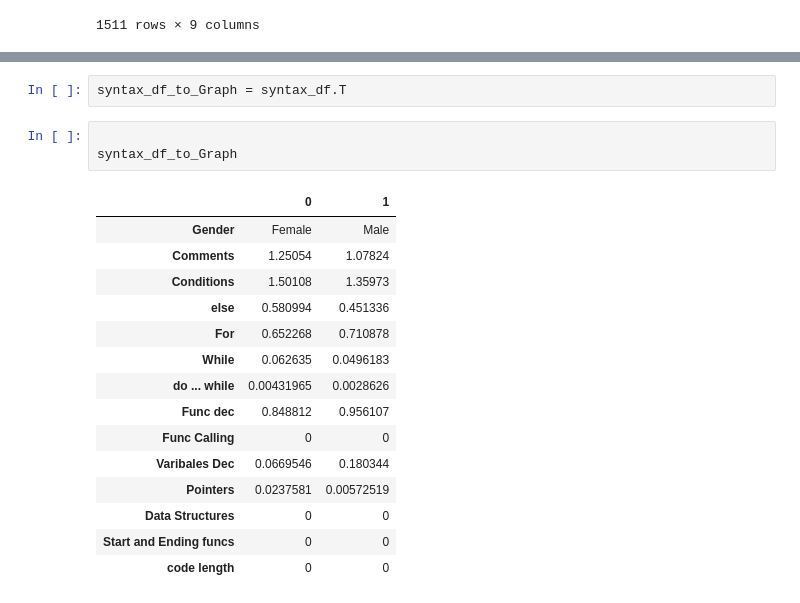
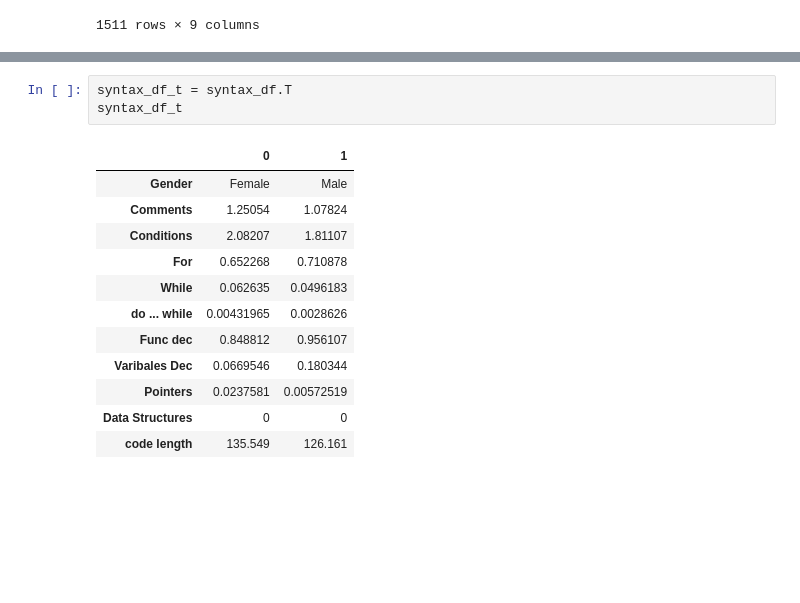
Before and after one commit to noambassat/Male-programmers-from-Mars-and-female-engineers-from-Venus, a Jupyter notebook: Syntaxes.ipynb, the cells around one changed output, grey strips where cells are left out. Drawn from its saved outputs; the diff is of its cells as text; blank space fills up the shorter version.

```diff
--- a/Syntaxes.ipynb
+++ b/Syntaxes.ipynb
@@ -118,22 +131,17 @@ syntax_df
 # %%
-syntax_df_to_Graph = syntax_df.T
+syntax_df_t = syntax_df.T
+syntax_df_t
+# %% [output]
+|  | 0 | 1 |
+| Gender | Female | Male |
+| Comments | 1.25054 | 1.07824 |
+| Conditions | 2.08207 | 1.81107 |
+| For | 0.652268 | 0.710878 |
+| While | 0.062635 | 0.0496183 |
+| do ... while | 0.00431965 | 0.0028626 |
+| Func dec | 0.848812 | 0.956107 |
+| Varibales Dec | 0.0669546 | 0.180344 |
+| Pointers | 0.0237581 | 0.00572519 |
+| Data Structures | 0 | 0 |
+| code length | 135.549 | 126.161 |
-# %%
-
-syntax_df_to_Graph
-# %% [output]
-|  | 0 | 1 |
-| Gender | Female | Male |
-| Comments | 1.25054 | 1.07824 |
-| Conditions | 1.50108 | 1.35973 |
-| else | 0.580994 | 0.451336 |
-| For | 0.652268 | 0.710878 |
-| While | 0.062635 | 0.0496183 |
-| do ... while | 0.00431965 | 0.0028626 |
-| Func dec | 0.848812 | 0.956107 |
-| Func Calling | 0 | 0 |
-| Varibales Dec | 0.0669546 | 0.180344 |
-| Pointers | 0.0237581 | 0.00572519 |
-| Data Structures | 0 | 0 |
-| Start and Ending funcs | 0 | 0 |
-| code length | 0 | 0 |
 # %%
```
Also changed, not shown: parts of 10 cells of this notebook.
